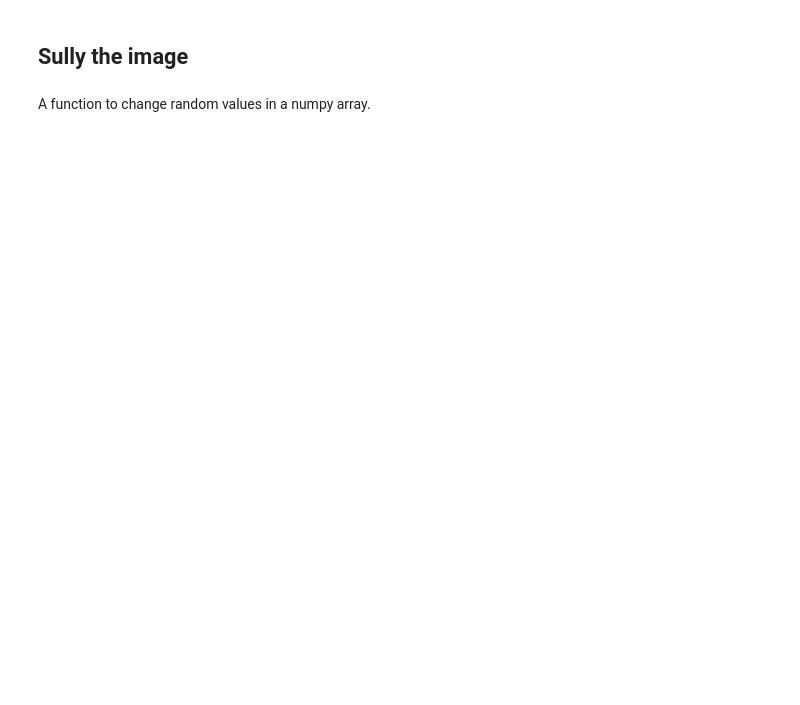
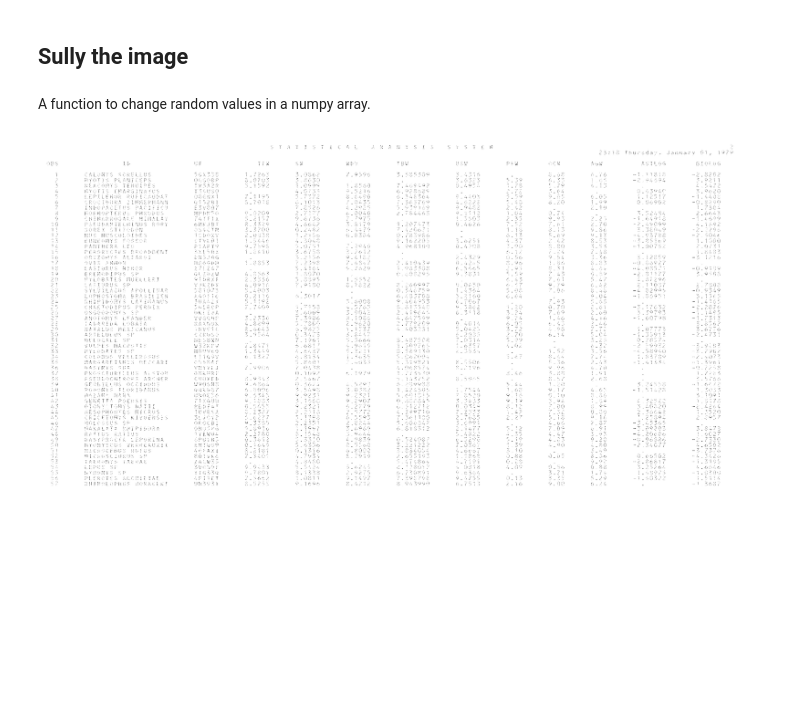
Before and after one commit to rafelafrance/allometry_data, a Jupyter notebook: notebooks/01_fake_tables.ipynb, the cells around one changed output. Saved outputs shown, nothing was run; the diff lists cells and outputs as text; code cells hidden in the pictures; blank space fills up the shorter version.

```diff
--- a/notebooks/01_fake_tables.ipynb
+++ b/notebooks/01_fake_tables.ipynb
@@ -293,20 +208,22 @@ def add_snow(image, fract=0.1, low=128, high=255):
 # %%
 # kernel = np.array([
 #     [-1, -1, -1],
 #     [-1,  8, -1],
 #     [-1, -1, -1],
 # ])
 # dirty = image.filter(ImageFilter.Kernel(size=(3, 3), kernel=kernel.flatten(), scale=0.1))
 
 dirty = np.array(image)
 dirty = add_snow(dirty, fract=0.05)
 dirty = Image.fromarray(dirty)
 
 dirty = dirty.filter(ImageFilter.UnsharpMask())
 dirty = dirty.filter(ImageFilter.MaxFilter())
 
 dirty = dirty.convert('RGB')
 
 dirty.save(DIRTY_DIR / 'test.jpg', 'JPEG')
 
-# display(dirty)
+display(dirty)
+# %% [output]
+[figure, added]
```
Also changed, not shown: parts of 11 cells of this notebook, 31 other files.
